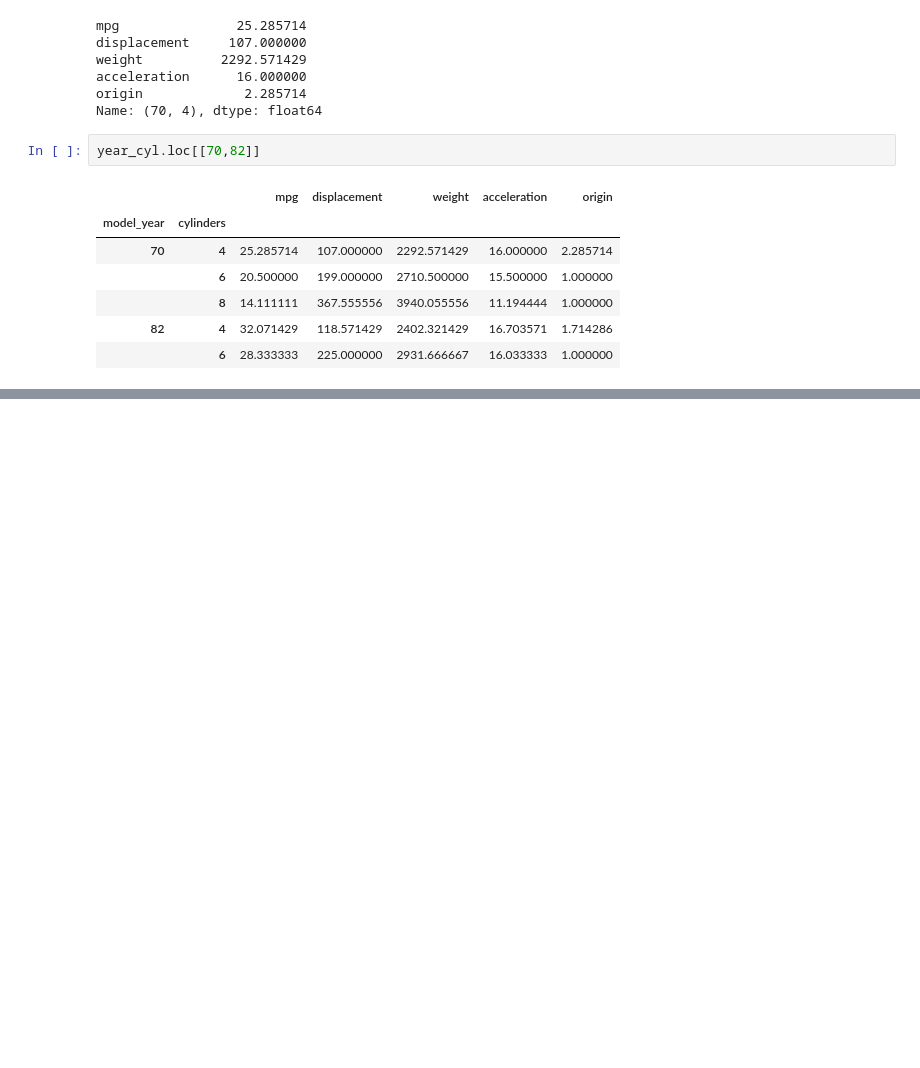
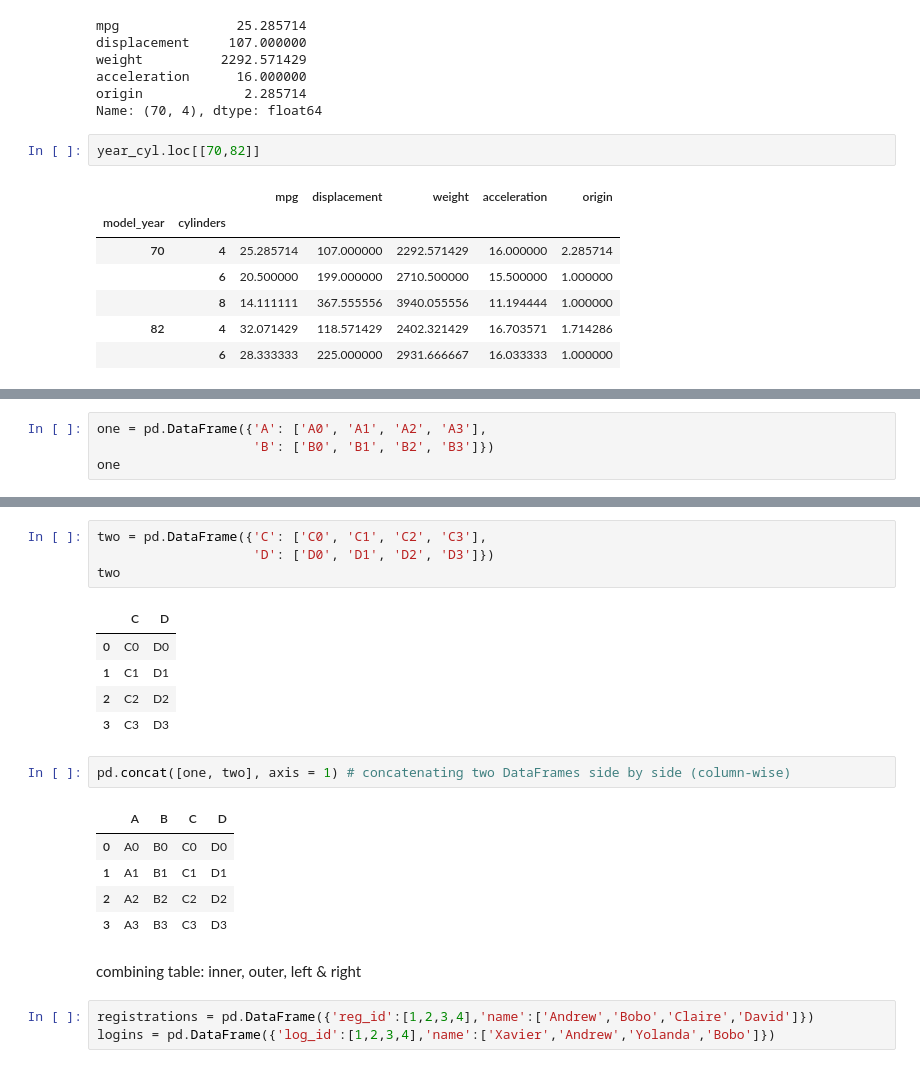
Before and after one commit to rahulgoraksha/ml-algorithms-practice, a Jupyter notebook: notebooks/pandas.ipynb, the cells around one changed output, grey strips where cells are left out. Drawn from its saved outputs; the diff is of its cells as text; blank space fills up the shorter version.

```diff
--- a/notebooks/pandas.ipynb
+++ b/notebooks/pandas.ipynb
@@ -1694,0 +1690,4 @@ Name: (76, 4), dtype: float64
+# %%
+one = pd.DataFrame({'A': ['A0', 'A1', 'A2', 'A3'],
+                    'B': ['B0', 'B1', 'B2', 'B3']})
+one
@@ -1694,0 +1700,23 @@ Name: (76, 4), dtype: float64
+# %%
+two = pd.DataFrame({'C': ['C0', 'C1', 'C2', 'C3'],
+                    'D': ['D0', 'D1', 'D2', 'D3']})
+two
+# %% [output]
+|  | C | D |
+| 0 | C0 | D0 |
+| 1 | C1 | D1 |
+| 2 | C2 | D2 |
+| 3 | C3 | D3 |
+# %%
+pd.concat([one, two], axis = 1) # concatenating two DataFrames side by side (column-wise)
+# %% [output]
+|  | A | B | C | D |
+| 0 | A0 | B0 | C0 | D0 |
+| 1 | A1 | B1 | C1 | D1 |
+| 2 | A2 | B2 | C2 | D2 |
+| 3 | A3 | B3 | C3 | D3 |
+# %% [markdown]
+combining table: inner, outer, left & right
+# %%
+registrations = pd.DataFrame({'reg_id':[1,2,3,4],'name':['Andrew','Bobo','Claire','David']})
+logins = pd.DataFrame({'log_id':[1,2,3,4],'name':['Xavier','Andrew','Yolanda','Bobo']})
```
Also changed, not shown: parts of 7 cells of this notebook, 1 other file.
